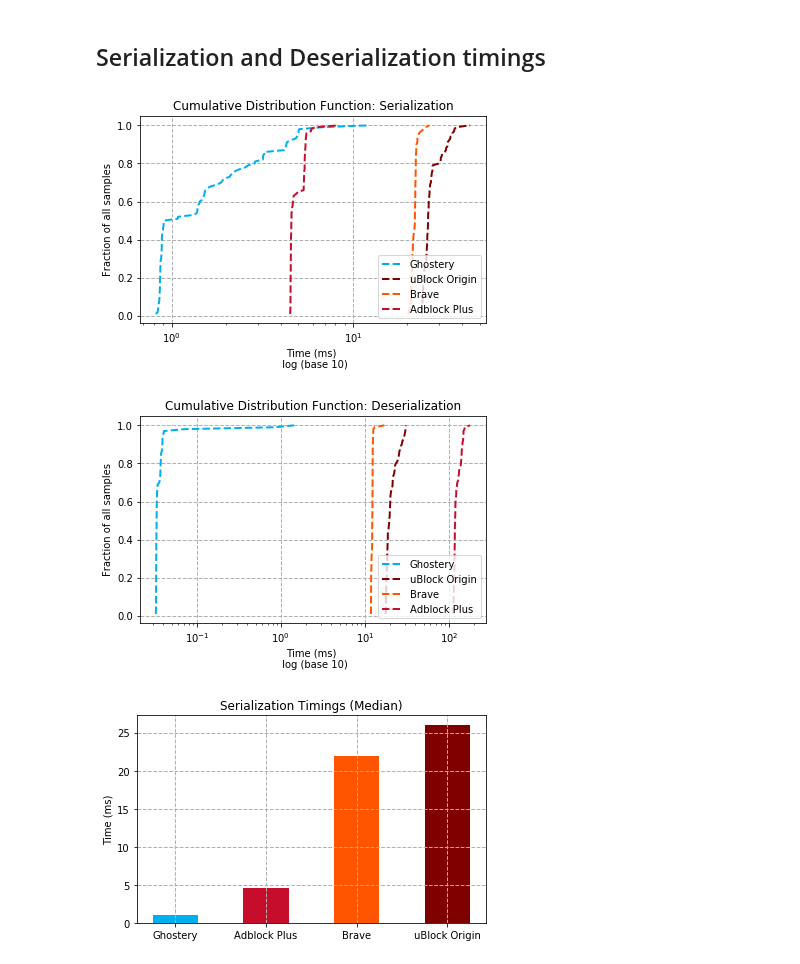
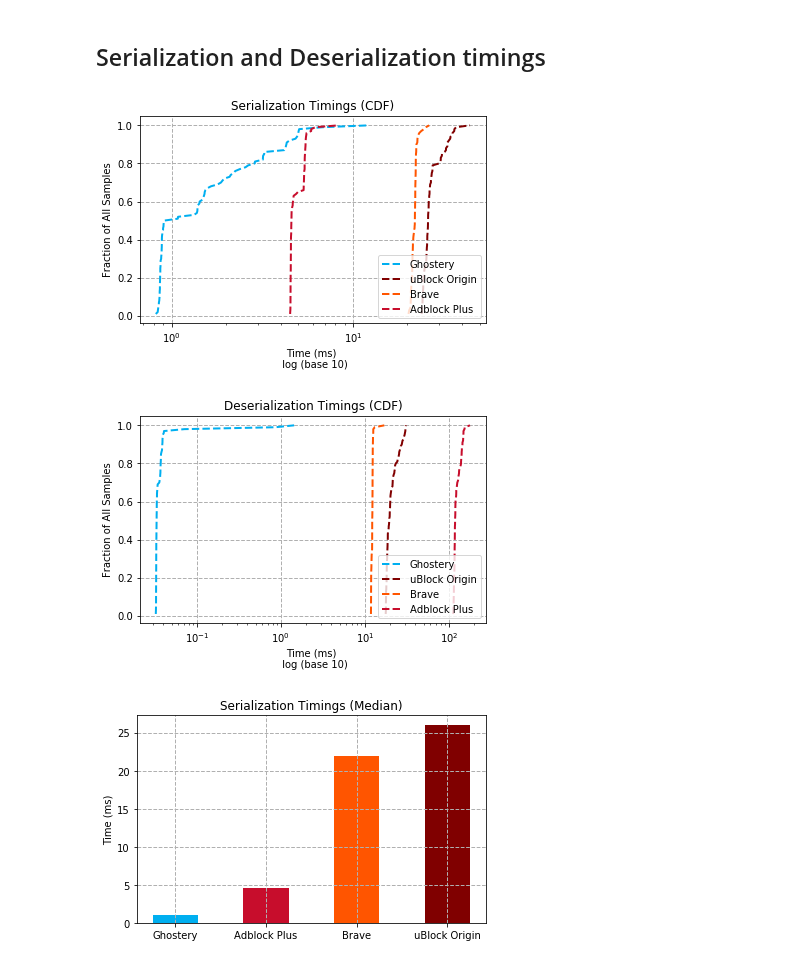
Before and after one commit to ghostery/adblocker, a Jupyter notebook: bench/comparison/comparing_adblockers.ipynb, the cells around one changed output. Saved outputs shown, nothing was run; the diff lists cells and outputs as text; code cells hidden in the pictures.

```diff
--- a/bench/comparison/comparing_adblockers.ipynb
+++ b/bench/comparison/comparing_adblockers.ipynb
@@ -177,17 +177,17 @@ Request type not_blocked
 # %%
 compare_CDF(
     ghostery,
     ublock,
     brave,
     abp,
     attr="serializationTimings",
     log_x=True,
     log_y=False,
-    y_label="Fraction of all samples",
-    title='Cumulative Distribution Function: Serialization'
+    y_label="Fraction of All Samples",
+    title='Serialization Timings (CDF)'
 )
 # %% [output]
-[figure, old version]
+[figure, new version]
 # %%
 compare_CDF(
     ghostery,
@@ -197,11 +197,11 @@ compare_CDF(
     attr="deserializationTimings",
     log_x=True,
     log_y=False,
-    y_label="Fraction of all samples",
-    title='Cumulative Distribution Function: Deserialization'
+    y_label="Fraction of All Samples",
+    title='Deserialization Timings (CDF)'
 )
 # %% [output]
-[figure, old version]
+[figure, new version]
 # %%
 def compute_loading_medians(field, *adblockers):
     return pd.DataFrame({
```
Also changed, not shown: parts of 8 cells of this notebook, 22 other files.
